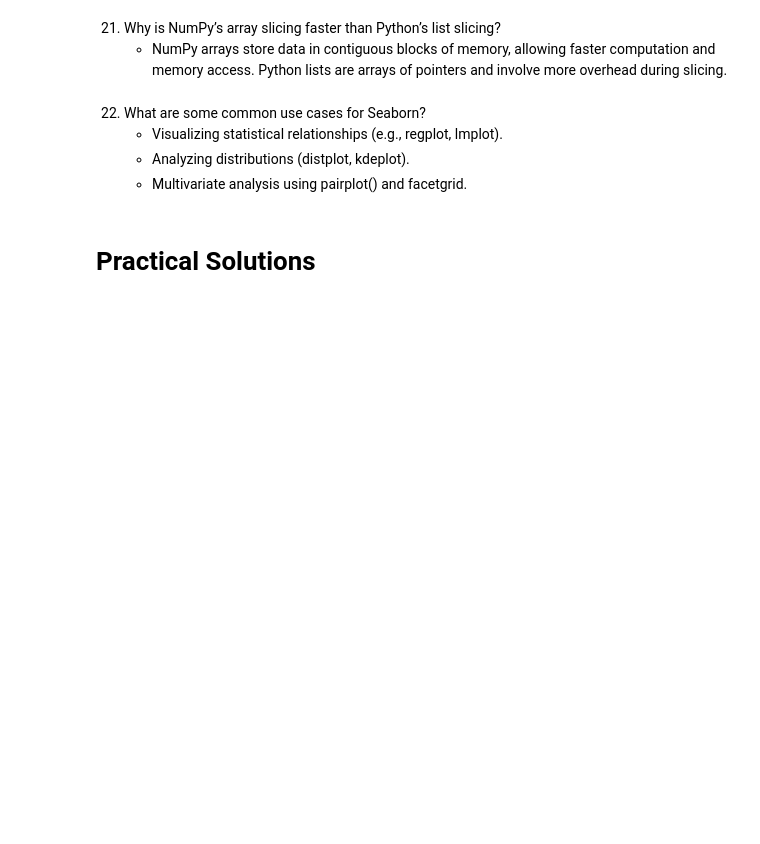
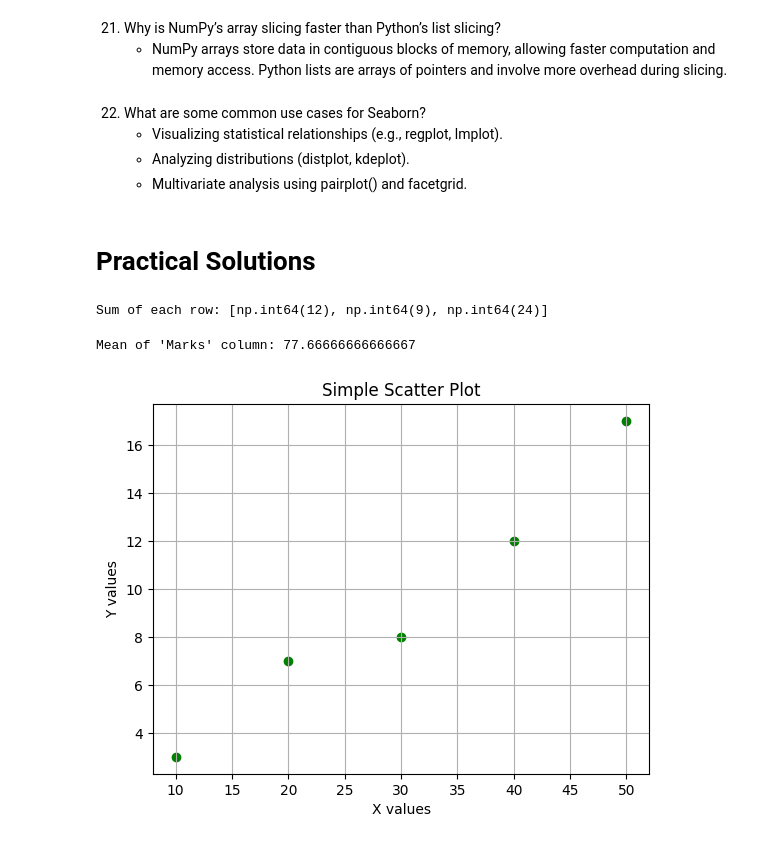
Before and after one commit to AryaThool/pwskillassignment, a Jupyter notebook: Data_Toolkit.ipynb, the cells around one changed output. Saved outputs shown, nothing was run; the diff lists cells and outputs as text; code cells hidden in the pictures; blank space fills up the shorter version.

```diff
--- a/Data_Toolkit.ipynb
+++ b/Data_Toolkit.ipynb
@@ -80,3 +80,37 @@
     - Multivariate analysis using pairplot() and facetgrid.
 # %% [markdown]
 # Practical Solutions
+# %%
+#How do you create a 2D NumPy array and calculate the sum of each row?
+import numpy as np
+
+arr = np.array([[2, 4, 6], [1, 3, 5], [7, 8, 9]])
+row_sums = [np.sum(row) for row in arr]
+print("Sum of each row:", row_sums)
+# %% [output]
+Sum of each row: [np.int64(12), np.int64(9), np.int64(24)]
+# %%
+#Write a Pandas script to find the mean of a specific column in a DataFrame.
+import pandas as pd
+
+data = {'Name': ['A', 'B', 'C'], 'Marks': [65, 78, 90]}
+df = pd.DataFrame(data)
+mean_marks = df['Marks'].mean()
+print("Mean of 'Marks' column:", mean_marks)
+# %% [output]
+Mean of 'Marks' column: 77.66666666666667
+# %%
+#Create a scatter plot using Matplotlib.
+import matplotlib.pyplot as plt
+
+x = [10, 20, 30, 40, 50]
+y = [3, 7, 8, 12, 17]
+
+plt.scatter(x, y, color='green')
+plt.title("Simple Scatter Plot")
+plt.xlabel("X values")
+plt.ylabel("Y values")
+plt.grid(True)
+plt.show()
+# %% [output]
+[figure, added]
```
Also changed, not shown: parts of 11 cells of this notebook.
